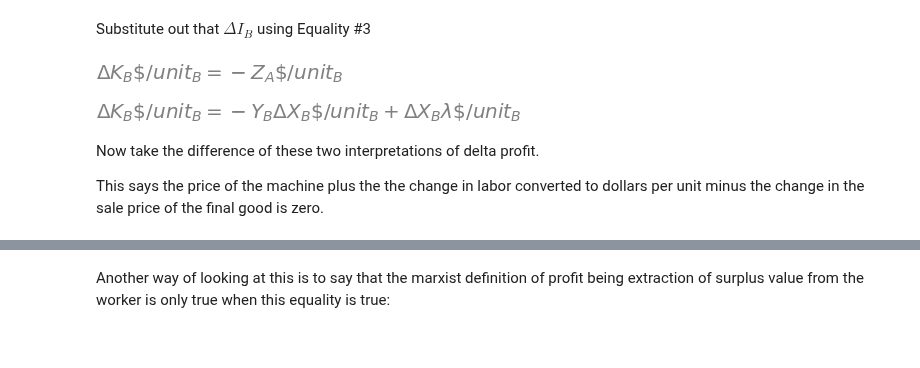
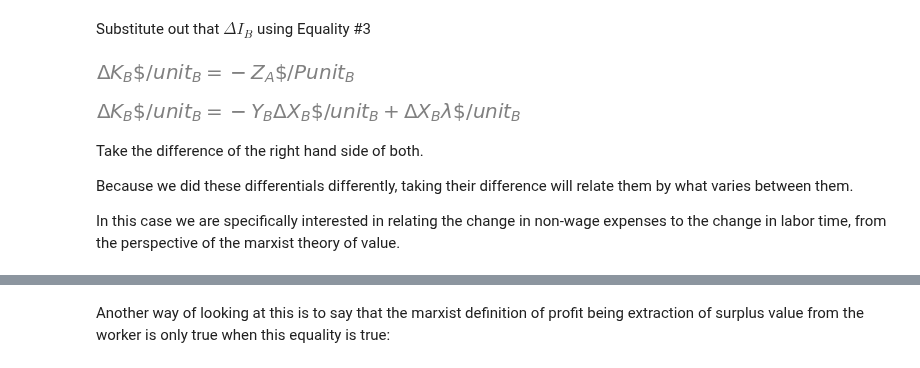
Before and after one commit to ryanpeach/continuing_education, a Jupyter notebook: continuing_education/economics/exchange_vs_use_value/Exchange_vs_Use_Value_Marxism.ipynb, the cells around one changed output, grey strips where cells are left out. Cells and saved outputs as stored; diff of their text form; code cells hidden in the pictures.

```diff
--- a/continuing_education/economics/exchange_vs_use_value/Exchange_vs_Use_Value_Marxism.ipynb
+++ b/continuing_education/economics/exchange_vs_use_value/Exchange_vs_Use_Value_Marxism.ipynb
@@ -43,9 +41,7 @@ Company = namedtuple(
         "wage",
         "selling_price",
         "non_wage_expenses",
-        "labor_saving_value",
         "profit",
-        "unit",
     ],
 )
 
@@ -53,20 +49,17 @@ Company = namedtuple(
 @cache
 def company(x: str) -> Company:
     Xx, Yx, Zx, Ix, Kx = sp.symbols(f"X_{x}, Y_{x}, Z_{x}, I_{x}, K_{x}")
-    unit = sp.Symbol(f"unit_{x}")
-    labor_time = Xx * hour / unit
+    unit_ = 1 if x == "A" else unit
+    labor_time = Xx * hour / unit_
     wage = Yx * dollar / hour
-    selling_price = Zx * dollar / unit
-    non_wage_expenses = Ix * dollar / unit
-    labor_saving_value = delta(Xx * hour / unit, units=hour / unit)
-    profit = Kx * dollar / unit
+    selling_price = Zx * dollar / unit_
+    non_wage_expenses = Ix * dollar / unit_
+    profit = Kx * dollar / unit_
     return Company(
         labor_time,
         wage,
         selling_price,
         non_wage_expenses,
-        labor_saving_value,
         profit,
-        unit,
     )
 # %%
@@ -101,8 +98,8 @@ profit_perspective_of_point_of_sale("x")
 3. The difference between the non wage cost of production for company B before the machine and the non wage cost of production after the machine is equal to the cost of the machine (sold by company A)
 # %%
 delta_non_wage_expenses_B = sp.Eq(
-    delta(company("B").non_wage_expenses, units=dollar / company("B").unit),
-    company("A").selling_price * company("A").unit / company("B").unit,
+    delta(company("B").non_wage_expenses, units=dollar / unit),
+    company("A").selling_price / (sp.Symbol("P") * unit)
 )
 delta_non_wage_expenses_B
 # %% [output]
@@ -142,22 +139,21 @@ profit_perspective_of_surplus_value("x")
 Because we are really talking about the change in profit, change in labor, etc, this will only be solved with differentials.
 # %%
 def delta_total_cost_of_production(x: str):
-    # Relative to change in change in total cost of production
+    # Relative to change in non-wage expenses
     comp = company(x)
-    return delta(
-        comp.non_wage_expenses, units=dollar / comp.unit
-    )
+    return delta(comp.non_wage_expenses, units=dollar / unit)
+
 
 delta_total_cost_of_production("x")
 # %% [output]
 [figure]
 # %%
 def delta_profit_perspective_of_point_of_sale(x: str):
-    # Relative to change in change in total cost of production
+    # Relative to change in non-wage expenses
     comp = company(x)
     return sp.Eq(
-        delta(comp.profit, units=dollar / comp.unit),
-        - delta_total_cost_of_production(x),
+        delta(comp.profit, units=dollar / unit),
+        -delta_total_cost_of_production(x),
     )
 
 
@@ -169,14 +165,14 @@ Substitute out that $\Delta{I_B}$ using Equality #3
 # %%
 B = company("B")
 delta_profit_perspective_of_point_of_sale_B_sub = sp.Eq(
     delta_profit_perspective_of_point_of_sale("B").lhs,
     delta_profit_perspective_of_point_of_sale("B").rhs.subs(
-        delta_non_wage_expenses_B.lhs / dollar * B.unit,
-        delta_non_wage_expenses_B.rhs / dollar * B.unit,
+        delta_non_wage_expenses_B.lhs / dollar * unit,
+        delta_non_wage_expenses_B.rhs / dollar * unit,
     ),
 )
 delta_profit_perspective_of_point_of_sale_B_sub
 # %% [output]
-[figure, old version]
+[figure, new version]
 # %%
 def delta_profit_perspective_of_surplus_value(x: str):
@@ -197,9 +194,11 @@ delta_profit_perspective_of_surplus_value_B
 # %% [output]
 [figure]
 # %% [markdown]
-Now take the difference of these two interpretations of delta profit.
+Take the difference of the right hand side of both.
 
-This says the price of the machine plus the the change in labor converted to dollars per unit minus the change in the sale price of the final good is zero.
+Because we did these differentials differently, taking their difference will relate them by what varies between them.
+
+In this case we are specifically interested in relating the change in non-wage expenses to the change in labor time, from the perspective of the marxist theory of value.
 # %%
 zero_eq = sp.Eq(
     delta_profit_perspective_of_surplus_value_B.lhs
```
Also changed, not shown: parts of 15 cells of this notebook, 1 other file.
